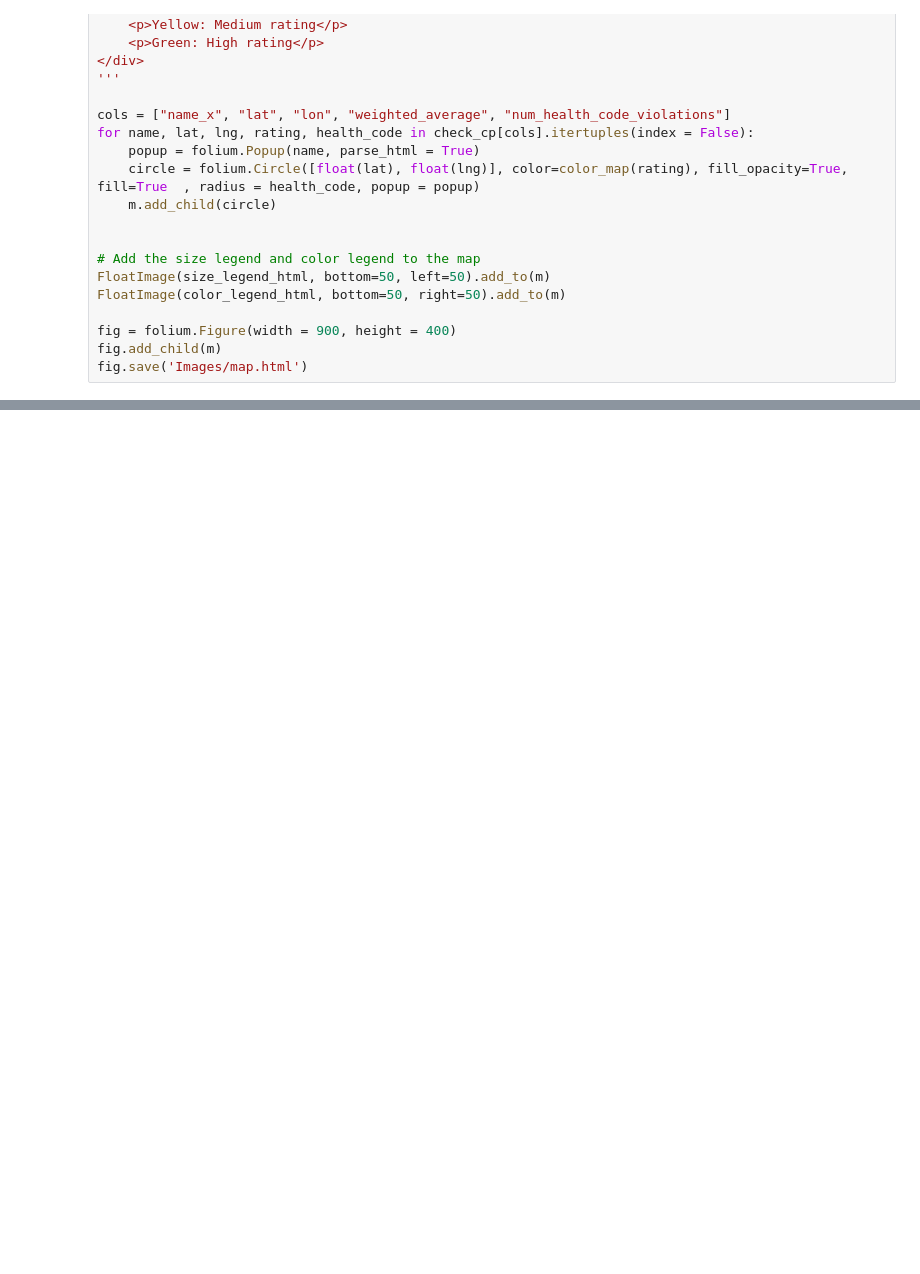
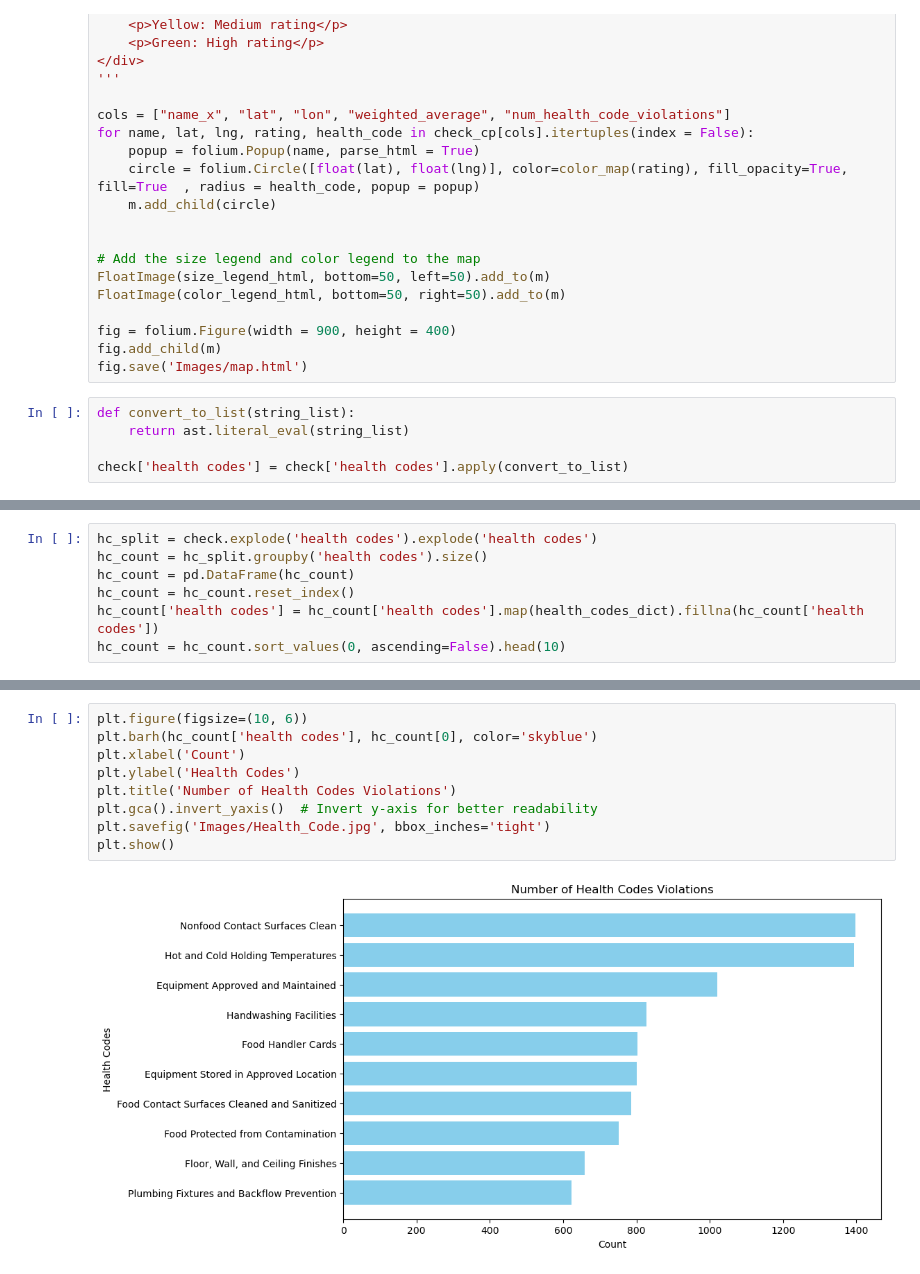
Before and after one commit to AlanPhan1999/207Final, a Jupyter notebook: Final.ipynb, the cells around one changed output, grey strips where cells are left out. Saved outputs shown, nothing was run; the diff lists cells and outputs as text; blank space fills up the shorter version.

```diff
--- a/Final.ipynb
+++ b/Final.ipynb
@@ -502,3 +502,8 @@ FloatImage(color_legend_html, bottom=50, right=50).add_to(m)
 fig = folium.Figure(width = 900, height = 400)
 fig.add_child(m)
 fig.save('Images/map.html')
+# %%
+def convert_to_list(string_list):
+    return ast.literal_eval(string_list)
+
+check['health codes'] = check['health codes'].apply(convert_to_list)
@@ -504,0 +574,7 @@ fig.save('Images/map.html')
+# %%
+hc_split = check.explode('health codes').explode('health codes')
+hc_count = hc_split.groupby('health codes').size()
+hc_count = pd.DataFrame(hc_count)
+hc_count = hc_count.reset_index()
+hc_count['health codes'] = hc_count['health codes'].map(health_codes_dict).fillna(hc_count['health codes'])
+hc_count = hc_count.sort_values(0, ascending=False).head(10)
@@ -504,0 +645,11 @@ fig.save('Images/map.html')
+# %%
+plt.figure(figsize=(10, 6))
+plt.barh(hc_count['health codes'], hc_count[0], color='skyblue')
+plt.xlabel('Count')
+plt.ylabel('Health Codes')
+plt.title('Number of Health Codes Violations')
+plt.gca().invert_yaxis()  # Invert y-axis for better readability
+plt.savefig('Images/Health_Code.jpg', bbox_inches='tight')
+plt.show()
+# %% [output]
+[figure, added]
```
Also changed, not shown: parts of 4 cells of this notebook, 4 other files.
